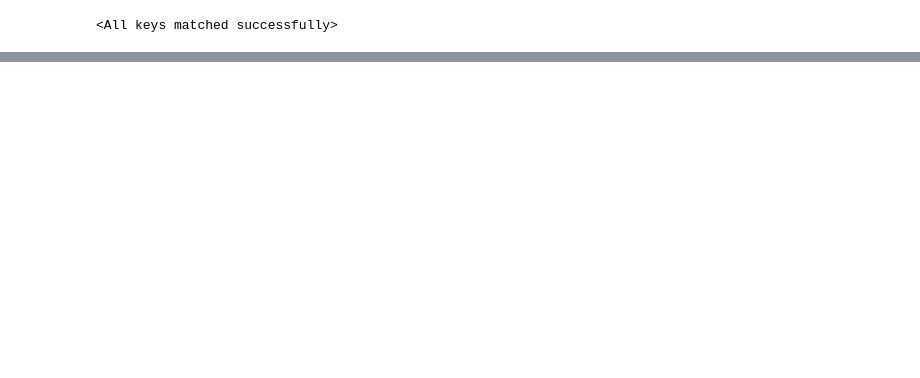
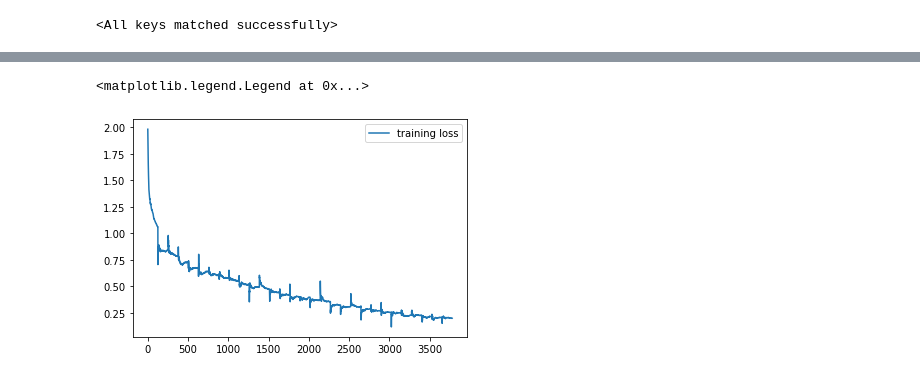
Before and after one commit to slayersong/DL, a Jupyter notebook: Skin.ipynb, the cells around one changed output, grey strips where cells are left out. Cells and saved outputs as stored; diff of their text form; code cells hidden in the pictures; blank space fills up the shorter version.

```diff
--- a/Skin.ipynb
+++ b/Skin.ipynb
@@ -392,15 +414,17 @@ Sequential(
 # %%
 import torch.optim as optim
 #Learning rate
-lr = 0.0001
+lr = 0.001
 n_epochs = 20
 
+#class_wight name : akiec, bcc, bkl, df, mel, nv, vasc
+class_wight =torch.FloatTensor([1,1,1,1,1,0.5,1])
 
 # specify loss function (categorical cross-entropy)
-criterion = nn.CrossEntropyLoss()
+criterion = nn.CrossEntropyLoss(weight=class_wight.cuda())
 
 # specify optimizer (Adam) and learning rate = 0.0001
-optimizer = optim.Adam(resnet_50.fc.parameters(), lr=lr)
+optimizer = optim.Adam(training_model.fc.parameters(), lr=lr)
 # %%
 train_loss_list = list()
 valid_loss_list = list()
@@ -419,9 +440,9 @@ save_path_new = model_dir + model_name_new
 # %%
-resnet_50.load_state_dict(torch.load(save_path))
+training_model.load_state_dict(torch.load(save_path))
 # %% [output]
 <All keys matched successfully>
 # %%
-def train_net(resnet_50,n_epochs, train_loss_list, valid_loss_list):
+def train_net(train_model,n_epochs, train_loss_list, valid_loss_list,criterion,optimizer ):
     valid_loss_min = np.inf
     train_loss_min = np.inf
 
@@ -429,7 +450,7 @@ def train_net(resnet_50,n_epochs, train_loss_list, valid_loss_list):
         ######################
         # Training the model #
         ######################
-        resnet_50.train()
+        train_model.train()
         train_loss = 0.0
 
         # train on batches of data, assumes you already have train_loader
@@ -440,7 +461,7 @@ def train_net(resnet_50,n_epochs, train_loss_list, valid_loss_list):
 
             optimizer.zero_grad()
 
-            output = resnet_50(data)
+            output = train_model(data)
             loss = criterion(output, target)
             loss.backward()
             optimizer.step()
@@ -451,14 +472,14 @@ def train_net(resnet_50,n_epochs, train_loss_list, valid_loss_list):
         ######################
         # Valid the model #
         ######################
-        resnet_50.eval()
+        train_model.eval()
         valid_loss = 0
         for batch_idx, (data, target) in enumerate(valid_loader):
             # move to GPU
             if train_on_gpu:
                 data, target = data.cuda(), target.cuda()
 
-            output = resnet_50(data)
+            output = train_model(data)
             loss = criterion(output, target)
 
             valid_loss = (valid_loss * batch_i + loss.data) /  (batch_i + 1)
@@ -473,11 +494,12 @@ def train_net(resnet_50,n_epochs, train_loss_list, valid_loss_list):
         ## save the model if validation loss has decreased
         if train_loss < train_loss_min:
             train_loss_min = train_loss
-            torch.save(resnet_50.state_dict(), save_path )
+            torch.save(train_model.state_dict(), save_path )
 
     print('Finished Training')
 # %%
 #torch.autograd.set_detect_anomaly(True)
-n_epochs = 10
-train_net(resnet_50,n_epochs,train_loss_list, valid_loss_list)
+n_epochs = 6
+#train_net(resnet_50,n_epochs,train_loss_list, valid_loss_list)
+train_net(training_model,n_epochs,train_loss_list, valid_loss_list,criterion, optimizer)
 # %% [output]
@@ -500 +522,7 @@ Epoch: 9        Training Loss: 0.638608         Validation Loss: 0.030043
 Finished Training
+# %%
+plt.plot(train_loss_list,label = "training loss")
+plt.legend()
+# %% [output]
+<matplotlib.legend.Legend at 0x...>
+[figure, added]
```
Also changed, not shown: parts of 26 cells of this notebook, 1 other file.
